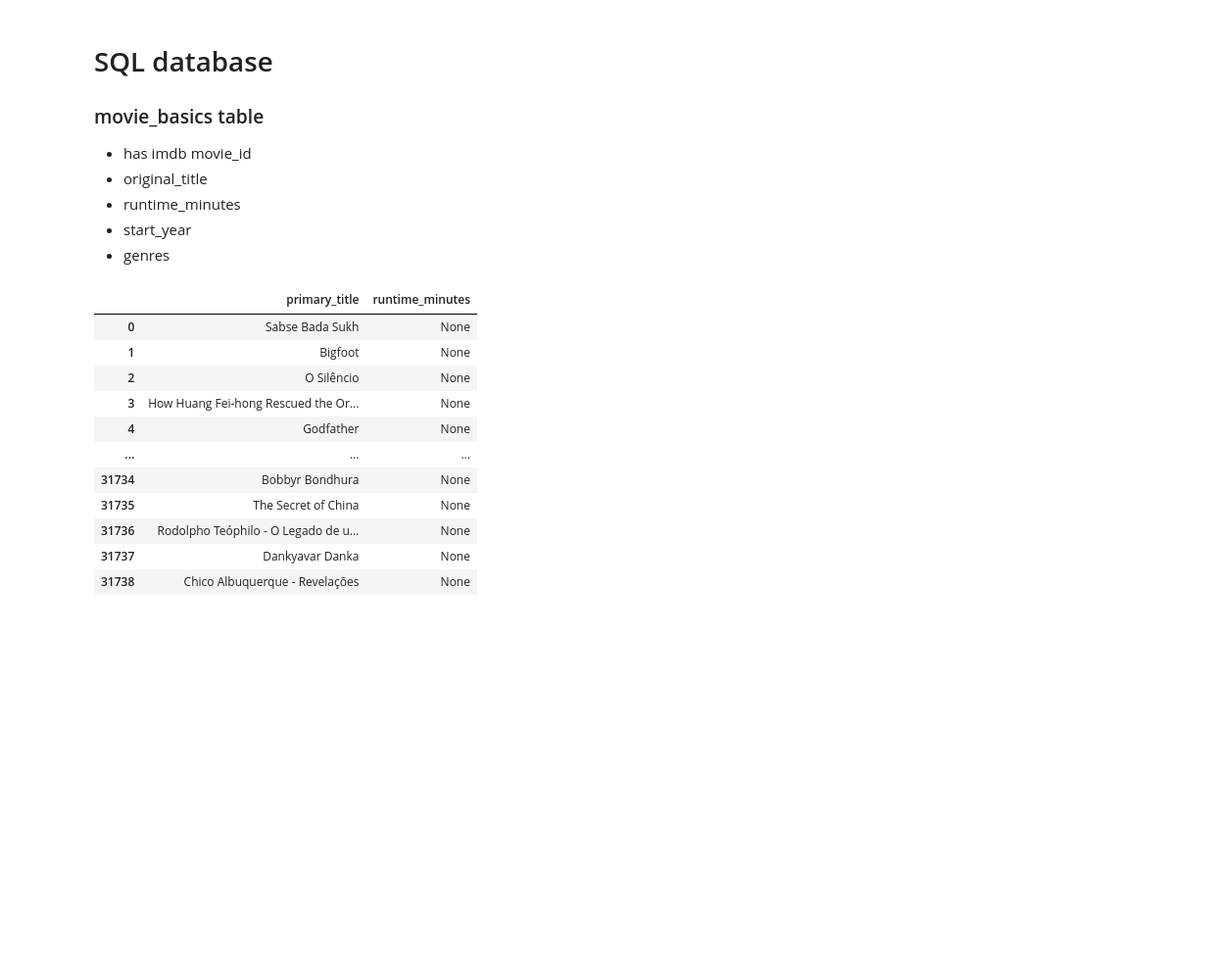
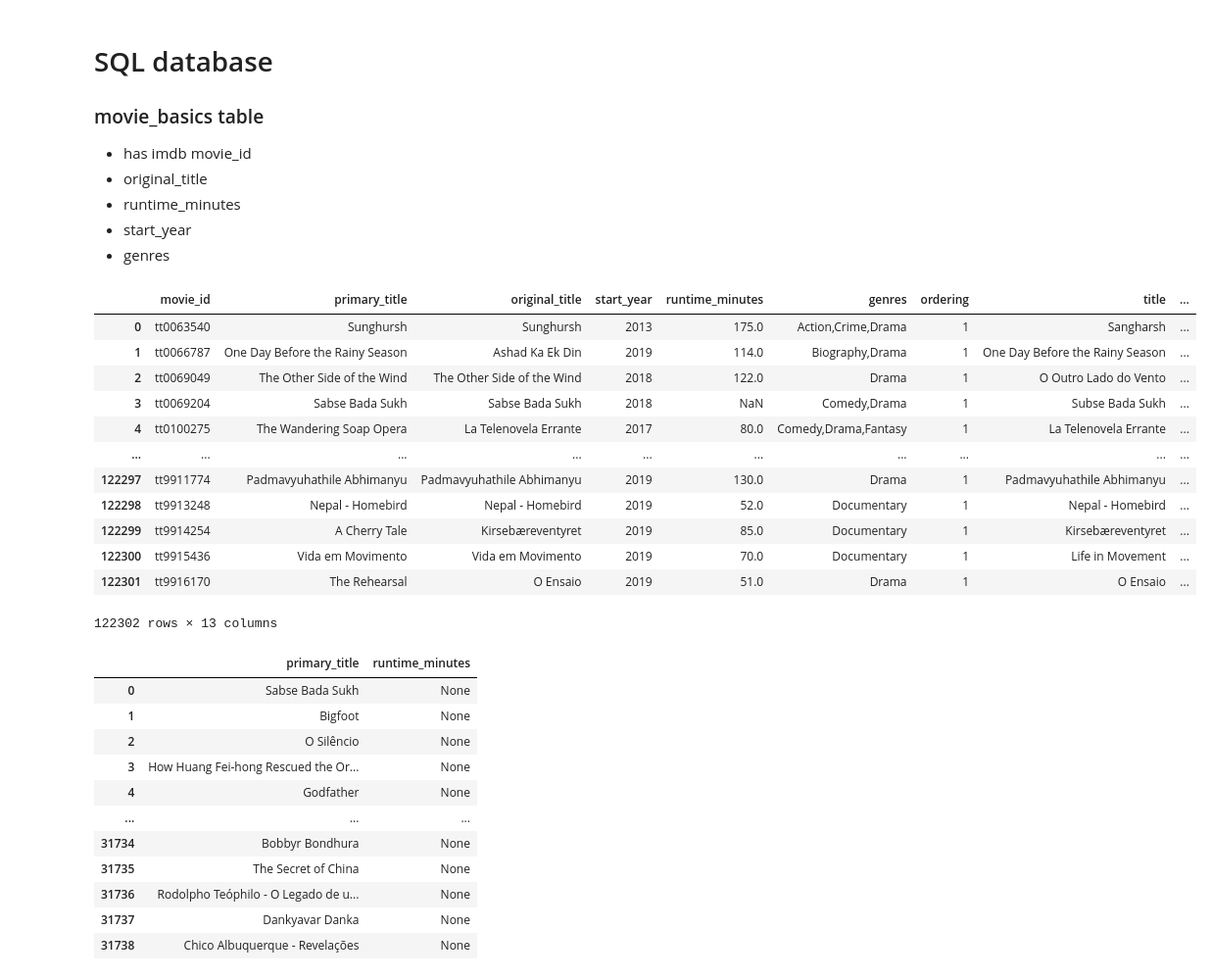
Before and after one commit to jsharing/Microsoft-Studio-Recommendations, a Jupyter notebook: student.ipynb, the cells around one changed output. Shown at 98% size. Saved outputs shown, nothing was run; the diff lists cells and outputs as text; code cells hidden in the pictures; blank space fills up the shorter version.

```diff
--- a/student.ipynb
+++ b/student.ipynb
@@ -156,4 +156,28 @@ memory usage: 158.9+ KB
 conn = sqlite3.connect('zippedData/im.db')
 # %%
 cur = conn.cursor()
+# %%
+q = """
+SELECT *
+FROM movie_basics
+INNER JOIN movie_akas
+    USING(movie_id)
+GROUP BY movie_id
+;
+"""
+pd.read_sql(q,conn)
+# %% [output]
+|  | movie_id | primary_title | original_title | start_year | runtime_minutes | genres | ordering | title | ... |
+| 0 | tt0063540 | Sunghursh | Sunghursh | 2013 | 175.0 | Action,Crime,Drama | 1 | Sangharsh | ... |
+| 1 | tt0066787 | One Day Before the Rainy Season | Ashad Ka Ek Din | 2019 | 114.0 | Biography,Drama | 1 | One Day Before the Rainy Season | ... |
+| 2 | tt0069049 | The Other Side of the Wind | The Other Side of the Wind | 2018 | 122.0 | Drama | 1 | O Outro Lado do Vento | ... |
+| 3 | tt0069204 | Sabse Bada Sukh | Sabse Bada Sukh | 2018 | NaN | Comedy,Drama | 1 | Subse Bada Sukh | ... |
+| 4 | tt0100275 | The Wandering Soap Opera | La Telenovela Errante | 2017 | 80.0 | Comedy,Drama,Fantasy | 1 | La Telenovela Errante | ... |
+| ... | ... | ... | ... | ... | ... | ... | ... | ... | ... |
+| 122297 | tt9911774 | Padmavyuhathile Abhimanyu | Padmavyuhathile Abhimanyu | 2019 | 130.0 | Drama | 1 | Padmavyuhathile Abhimanyu | ... |
+| 122298 | tt9913248 | Nepal - Homebird | Nepal - Homebird | 2019 | 52.0 | Documentary | 1 | Nepal - Homebird | ... |
+| 122299 | tt9914254 | A Cherry Tale | Kirsebæreventyret | 2019 | 85.0 | Documentary | 1 | Kirsebæreventyret | ... |
+| 122300 | tt9915436 | Vida em Movimento | Vida em Movimento | 2019 | 70.0 | Documentary | 1 | Life in Movement | ... |
+| 122301 | tt9916170 | The Rehearsal | O Ensaio | 2019 | 51.0 | Drama | 1 | O Ensaio | ... |
+122302 rows × 13 columns
 # %%
```
Also changed, not shown: parts of 24 cells of this notebook.
